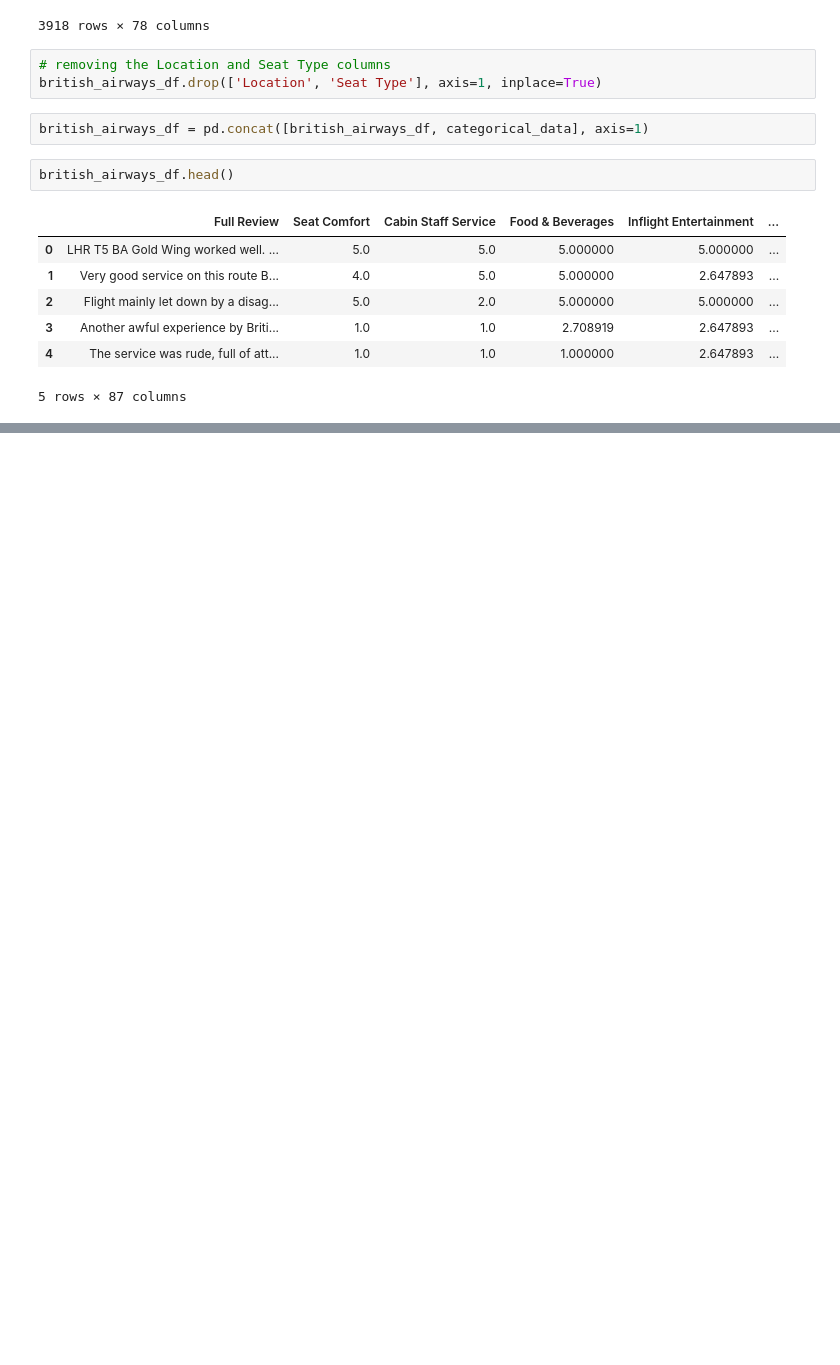
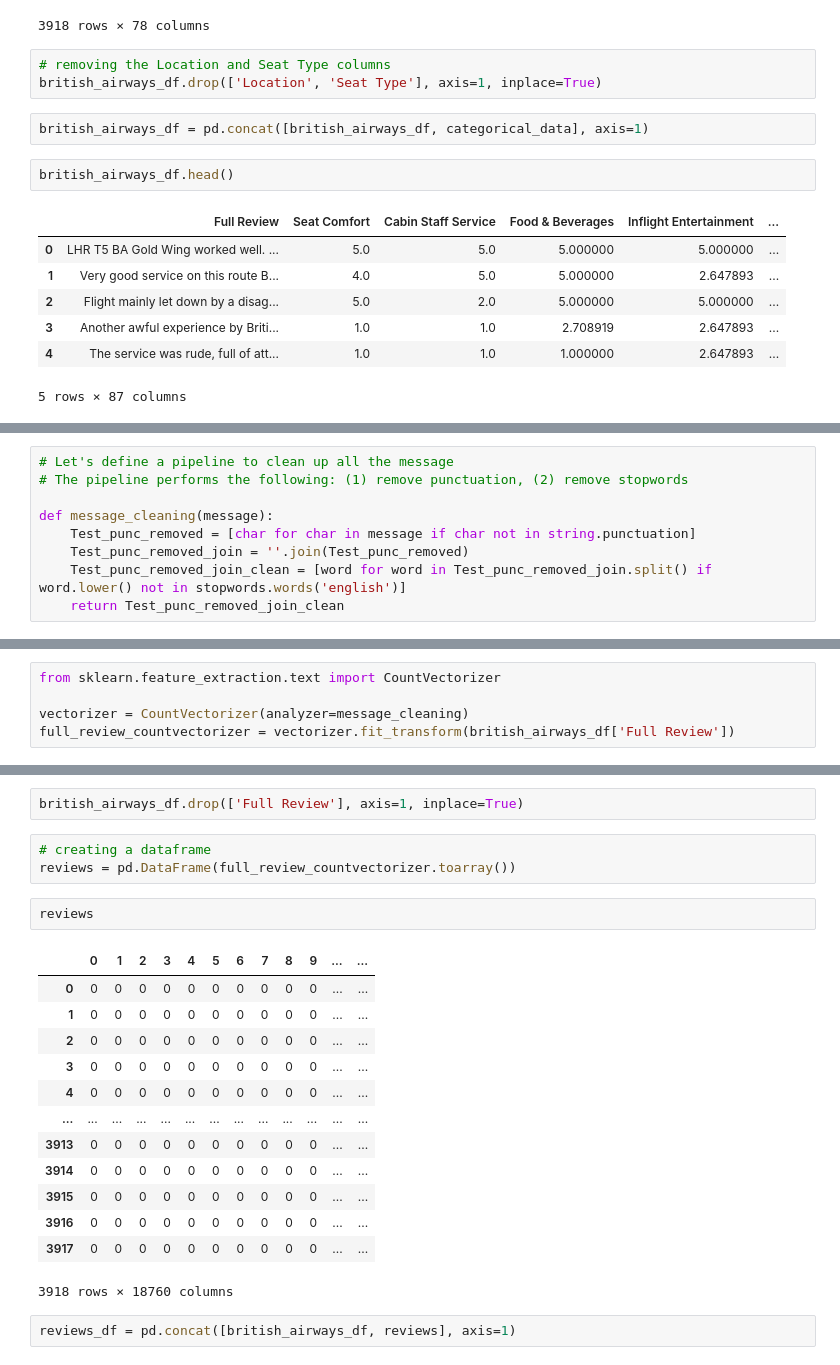
Before and after one commit to ranjansinghds/British-Airways-Job-Simulation, a Jupyter notebook: British_Airways_Task1.ipynb, the cells around one changed output, grey strips where cells are left out. Drawn from its saved outputs; the diff is of its cells as text; blank space fills up the shorter version.

```diff
--- a/British_Airways_Task1.ipynb
+++ b/British_Airways_Task1.ipynb
@@ -559,0 +570,9 @@ british_airways_df.head()
+# %%
+# Let's define a pipeline to clean up all the message
+# The pipeline performs the following: (1) remove punctuation, (2) remove stopwords
+
+def message_cleaning(message):
+    Test_punc_removed = [char for char in message if char not in string.punctuation]
+    Test_punc_removed_join = ''.join(Test_punc_removed)
+    Test_punc_removed_join_clean = [word for word in Test_punc_removed_join.split() if word.lower() not in stopwords.words('english')]
+    return Test_punc_removed_join_clean
@@ -559,0 +606,5 @@ british_airways_df.head()
+# %%
+from sklearn.feature_extraction.text import CountVectorizer
+
+vectorizer = CountVectorizer(analyzer=message_cleaning)
+full_review_countvectorizer = vectorizer.fit_transform(british_airways_df['Full Review'])
@@ -559,0 +645,23 @@ british_airways_df.head()
+# %%
+british_airways_df.drop(['Full Review'], axis=1, inplace=True)
+# %%
+# creating a dataframe
+reviews = pd.DataFrame(full_review_countvectorizer.toarray())
+# %%
+reviews
+# %% [output]
+|  | 0 | 1 | 2 | 3 | 4 | 5 | 6 | 7 | 8 | 9 | ... | ... |
+| 0 | 0 | 0 | 0 | 0 | 0 | 0 | 0 | 0 | 0 | 0 | ... | ... |
+| 1 | 0 | 0 | 0 | 0 | 0 | 0 | 0 | 0 | 0 | 0 | ... | ... |
+| 2 | 0 | 0 | 0 | 0 | 0 | 0 | 0 | 0 | 0 | 0 | ... | ... |
+| 3 | 0 | 0 | 0 | 0 | 0 | 0 | 0 | 0 | 0 | 0 | ... | ... |
+| 4 | 0 | 0 | 0 | 0 | 0 | 0 | 0 | 0 | 0 | 0 | ... | ... |
+| ... | ... | ... | ... | ... | ... | ... | ... | ... | ... | ... | ... | ... |
+| 3913 | 0 | 0 | 0 | 0 | 0 | 0 | 0 | 0 | 0 | 0 | ... | ... |
+| 3914 | 0 | 0 | 0 | 0 | 0 | 0 | 0 | 0 | 0 | 0 | ... | ... |
+| 3915 | 0 | 0 | 0 | 0 | 0 | 0 | 0 | 0 | 0 | 0 | ... | ... |
+| 3916 | 0 | 0 | 0 | 0 | 0 | 0 | 0 | 0 | 0 | 0 | ... | ... |
+| 3917 | 0 | 0 | 0 | 0 | 0 | 0 | 0 | 0 | 0 | 0 | ... | ... |
+3918 rows × 18760 columns
+# %%
+reviews_df = pd.concat([british_airways_df, reviews], axis=1)
```
Also changed, not shown: parts of 39 cells of this notebook, 1 other file.
